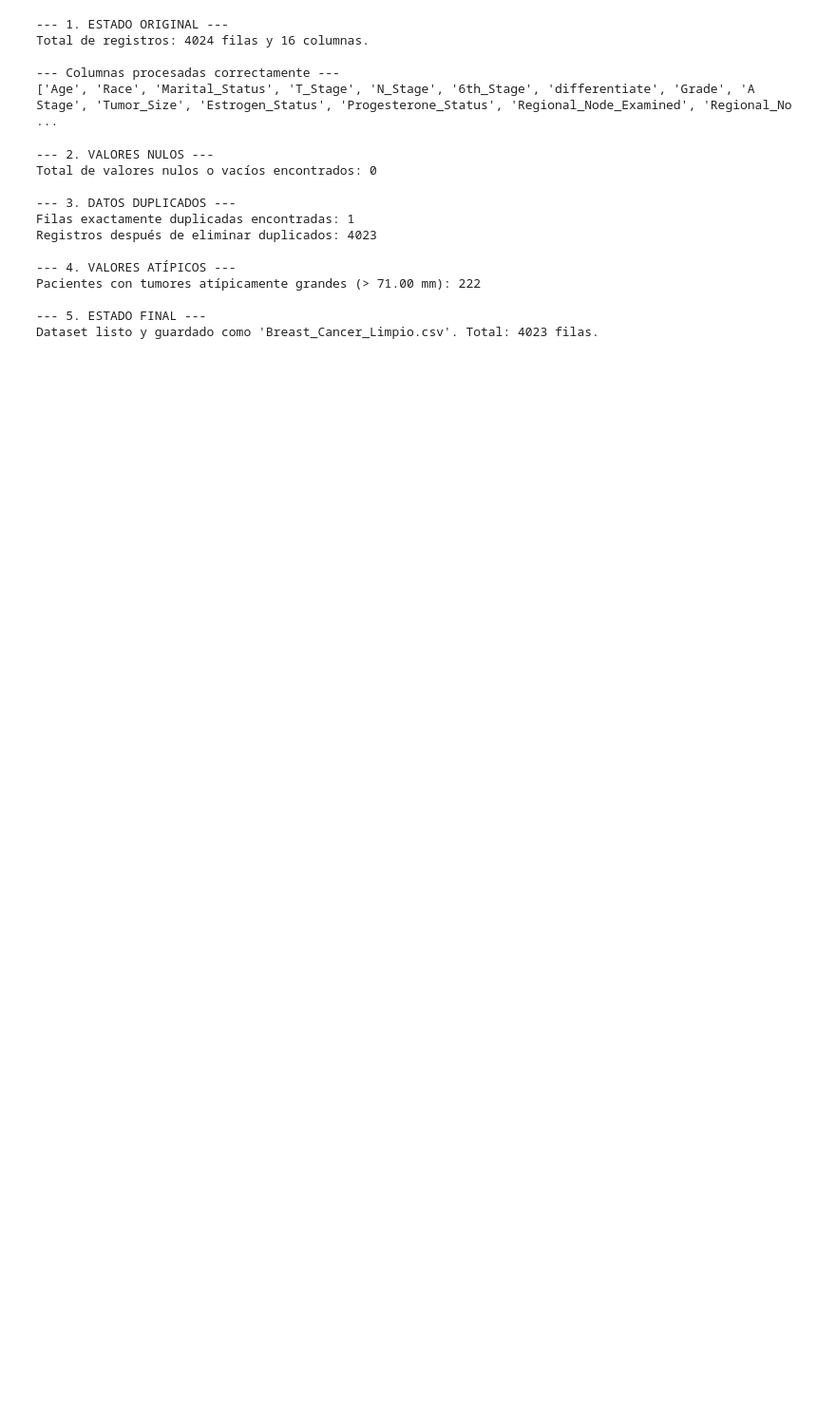
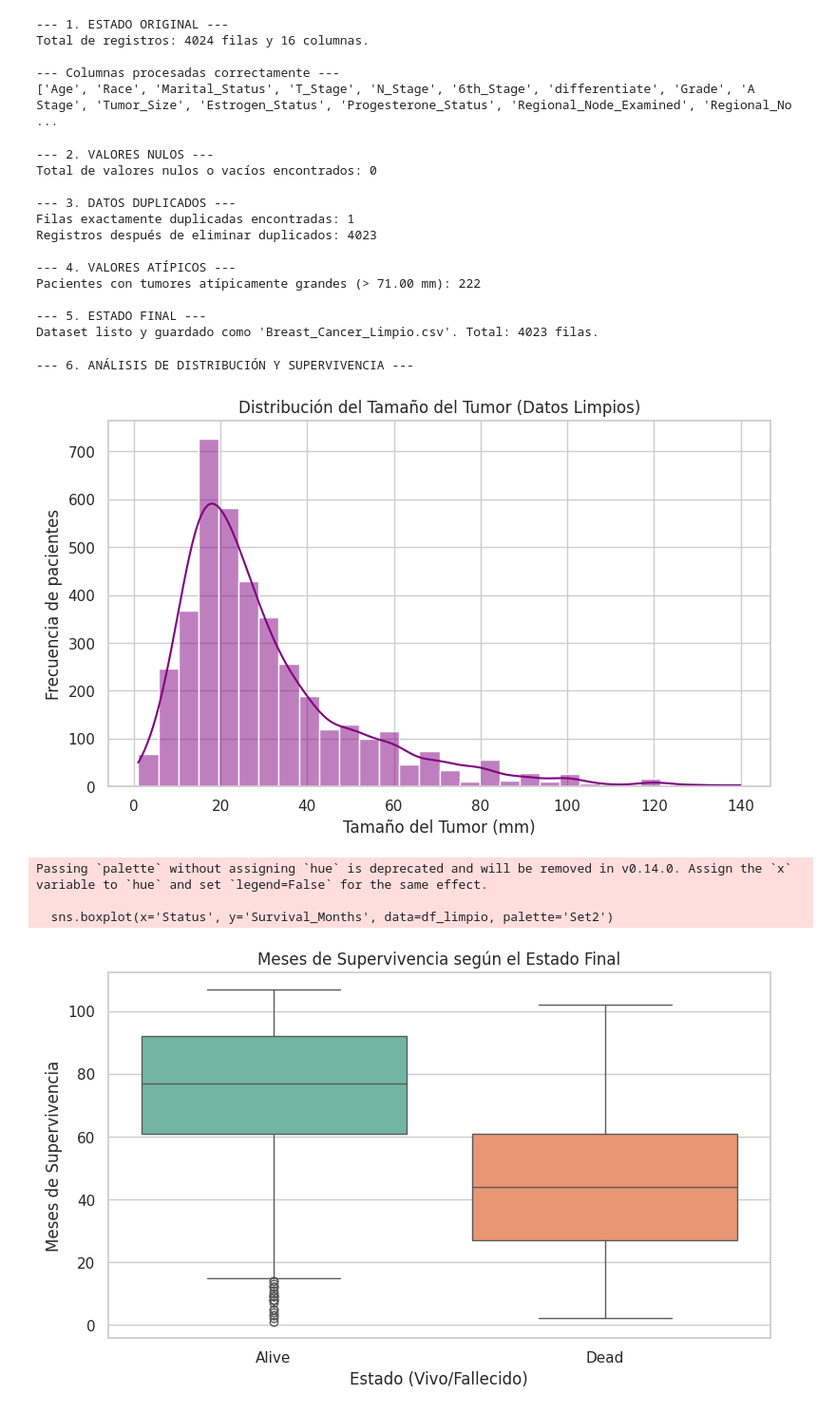
Before and after one commit to MapacheGangStore/Limpieza-Datos-Cancer, a Jupyter notebook: LimpiezaDeDatos.ipynb, the cells around one changed output. Shown at 95% size. Drawn from its saved outputs; the diff is of its cells as text; code cells hidden in the pictures; blank space fills up the shorter version.

Commit message:
Leo: Histogramas de tamaño de tumor y boxplots de supervivencia

```diff
--- a/LimpiezaDeDatos.ipynb
+++ b/LimpiezaDeDatos.ipynb
@@ -83,3 +83,41 @@ Pacientes con tumores atípicamente grandes (> 71.00 mm): 222
 
 --- 5. ESTADO FINAL ---
 Dataset listo y guardado como 'Breast_Cancer_Limpio.csv'. Total: 4023 filas.
+# %%
+import matplotlib.pyplot as plt
+import seaborn as sns
+
+# 1. Cargar el dataset que Eduardo dejó listo
+df_limpio = pd.read_csv("Breast_Cancer_Limpio.csv")
+
+# Configurar el estilo visual para el equipo
+sns.set_theme(style="whitegrid")
+
+print("--- 6. ANÁLISIS DE DISTRIBUCIÓN Y SUPERVIVENCIA ---")
+
+# ==========================================
+# GRÁFICA 1: Histograma del Tamaño del Tumor
+# ==========================================
+plt.figure(figsize=(9, 5))
+sns.histplot(df_limpio['Tumor_Size'], bins=30, kde=True, color='purple')
+plt.title('Distribución del Tamaño del Tumor (Datos Limpios)')
+plt.xlabel('Tamaño del Tumor (mm)')
+plt.ylabel('Frecuencia de pacientes')
+plt.show()
+
+# ==========================================
+# GRÁFICA 2: Boxplot (Supervivencia vs Estado)
+# ==========================================
+plt.figure(figsize=(9, 5))
+sns.boxplot(x='Status', y='Survival_Months', data=df_limpio, palette='Set2')
+plt.title('Meses de Supervivencia según el Estado Final')
+plt.xlabel('Estado (Vivo/Fallecido)')
+plt.ylabel('Meses de Supervivencia')
+plt.show()
+# %% [output]
+--- 6. ANÁLISIS DE DISTRIBUCIÓN Y SUPERVIVENCIA ---
+[figure, added]
+Passing `palette` without assigning `hue` is deprecated and will be removed in v0.14.0. Assign the `x` variable to `hue` and set `legend=False` for the same effect.
+
+  sns.boxplot(x='Status', y='Survival_Months', data=df_limpio, palette='Set2')
+[figure, added]
```
